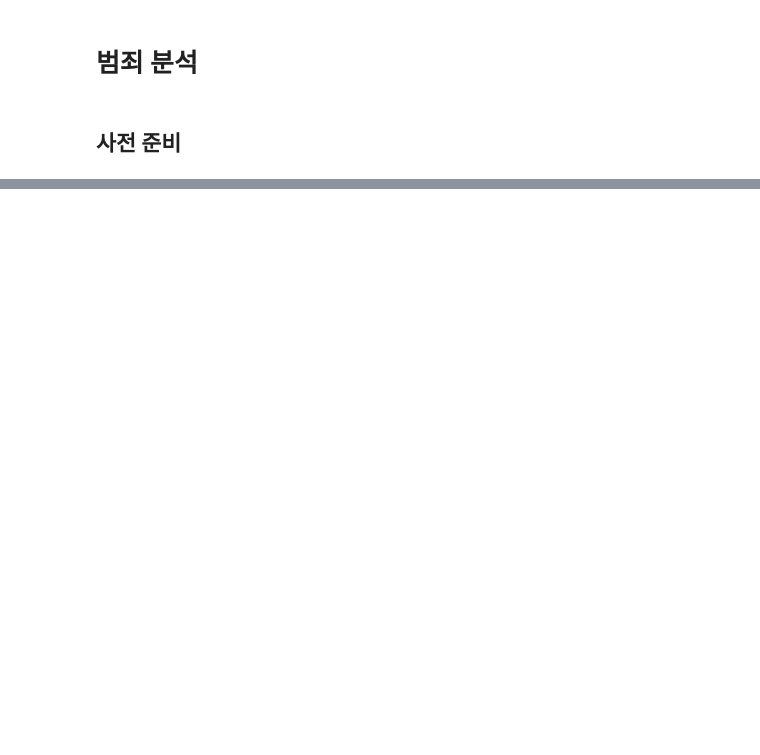
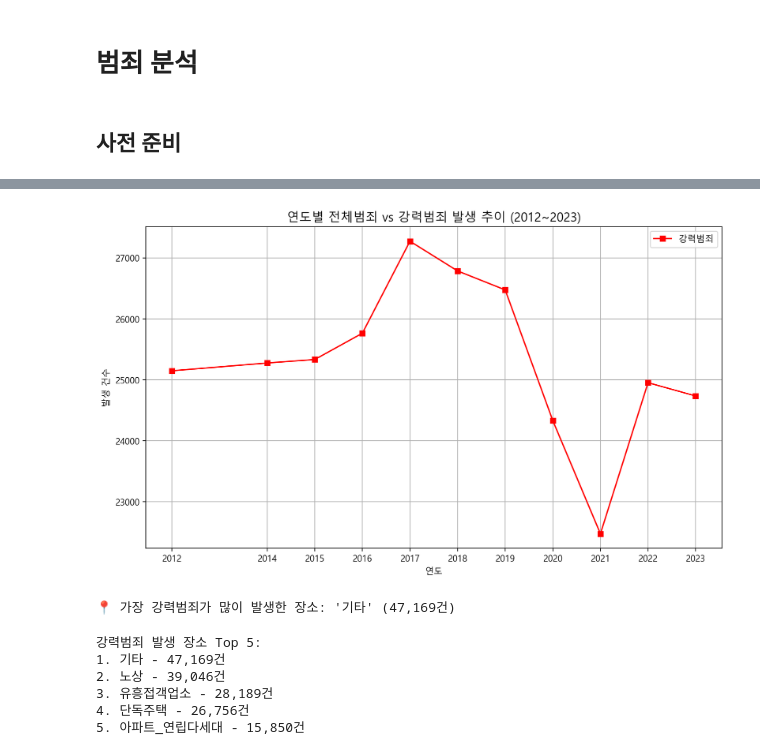
Before and after one commit to sjunc/2025-1-BigData-Team, a Jupyter notebook: analysis/차성준_범죄분석.ipynb, the cells around one changed output, grey strips where cells are left out. Saved outputs shown, nothing was run; the diff lists cells and outputs as text; code cells hidden in the pictures; blank space fills up the shorter version.

```diff
--- a/analysis/차성준_범죄분석.ipynb
+++ b/analysis/차성준_범죄분석.ipynb
@@ -31,0 +119,43 @@ def display_side_by_side(*args):
+# %%
+plt.figure(figsize=(10, 6))
+plt.plot(summary_df['year'], summary_df['강력범죄건수'], marker='s', label='강력범죄', color='red')
+plt.title('연도별 전체범죄 vs 강력범죄 발생 추이 (2012~2023)', fontsize=14)
+plt.xlabel('연도')
+plt.ylabel('발생 건수')
+plt.legend()
+plt.grid(True)
+plt.xticks(summary_df['year'])
+plt.tight_layout()
+plt.show()
+# %% [output]
+[figure, added]
+# %%
+# 강력범죄 장소별 총합 계산
+violent_place_sum = (
+    violent_df[place_columns]
+    .apply(pd.to_numeric, errors='coerce')
+    .fillna(0)
+    .sum()
+    .sort_values(ascending=False)
+)
+
+most_common_place = violent_place_sum.idxmax()
+most_common_place_count = int(violent_place_sum.max())
+
+print(f"가장 강력범죄가 많이 발생한 장소: '{most_common_place}' ({most_common_place_count:,}건)")
+# %% [output]
+📍 가장 강력범죄가 많이 발생한 장소: '기타' (47,169건)
+# %%
+# 🥇 Top 3 강력범죄 장소
+top3_places = violent_place_sum.head(5)
+
+print("강력범죄 발생 장소 Top 5:")
+for i, (place, count) in enumerate(top3_places.items(), start=1):
+    print(f"{i}. {place} - {int(count):,}건")
+# %% [output]
+강력범죄 발생 장소 Top 5:
+1. 기타 - 47,169건
+2. 노상 - 39,046건
+3. 유흥접객업소 - 28,189건
+4. 단독주택 - 26,756건
+5. 아파트_연립다세대 - 15,850건
```
Also changed, not shown: parts of 10 cells of this notebook.
